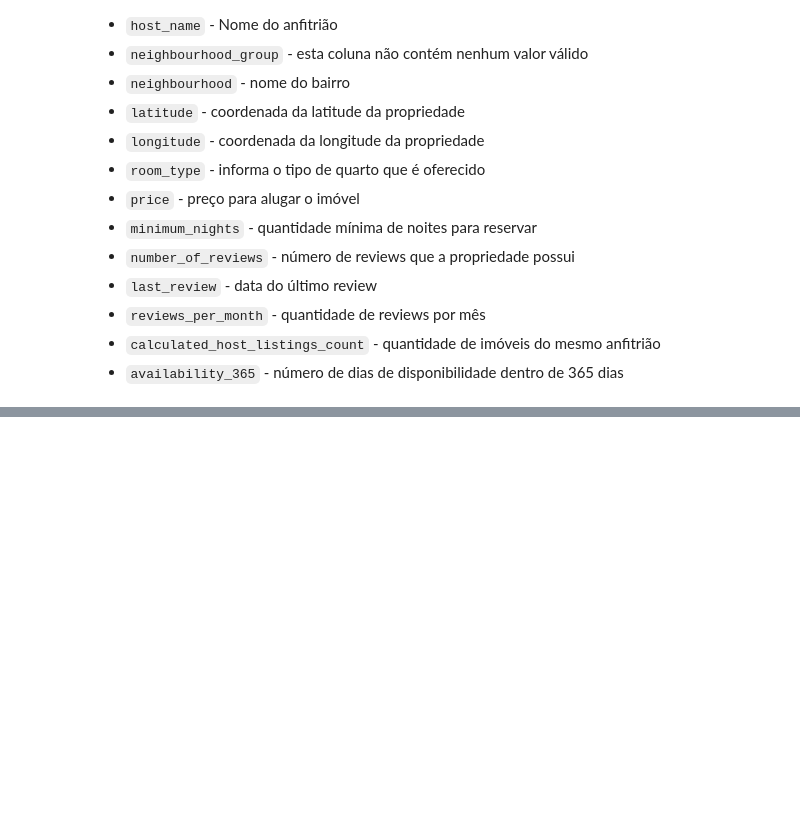
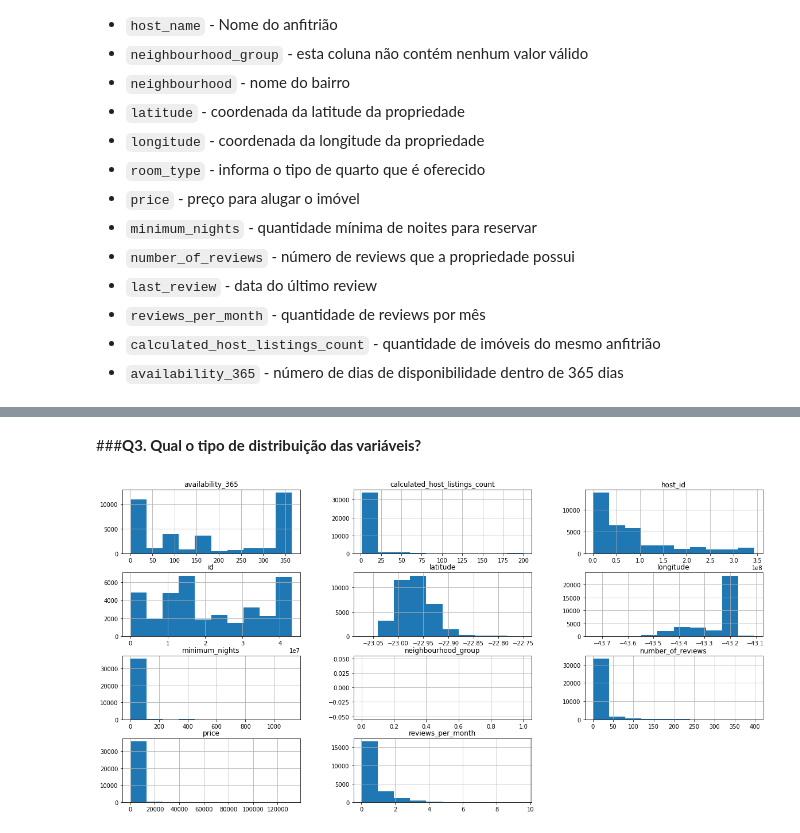
Before and after one commit to leonarddocchagas/data_science, a Jupyter notebook: Analisando_os_Dados_do_Airbnb.ipynb, the cells around one changed output, grey strips where cells are left out. Saved outputs shown, nothing was run; the diff lists cells and outputs as text; code cells hidden in the pictures; blank space fills up the shorter version.

```diff
--- a/Analisando_os_Dados_do_Airbnb.ipynb
+++ b/Analisando_os_Dados_do_Airbnb.ipynb
@@ -38,0 +43,3 @@ import pandas as pd
+# %%
+# importa arquivo listings.csv para dataframe
+df = pd.read_csv('http://data.insideairbnb.com/brazil/rj/rio-de-janeiro/2020-04-20/visualisations/listings.csv')
@@ -38,0 +109,6 @@ import pandas as pd
+# %% [markdown]
+###**Q3. Qual o tipo de distribuição das variáveis?**
+# %%
+df.hist(bins=10, figsize=(20, 10));
+# %% [output]
+[figure, added]
```
Also changed, not shown: parts of 24 cells of this notebook.
